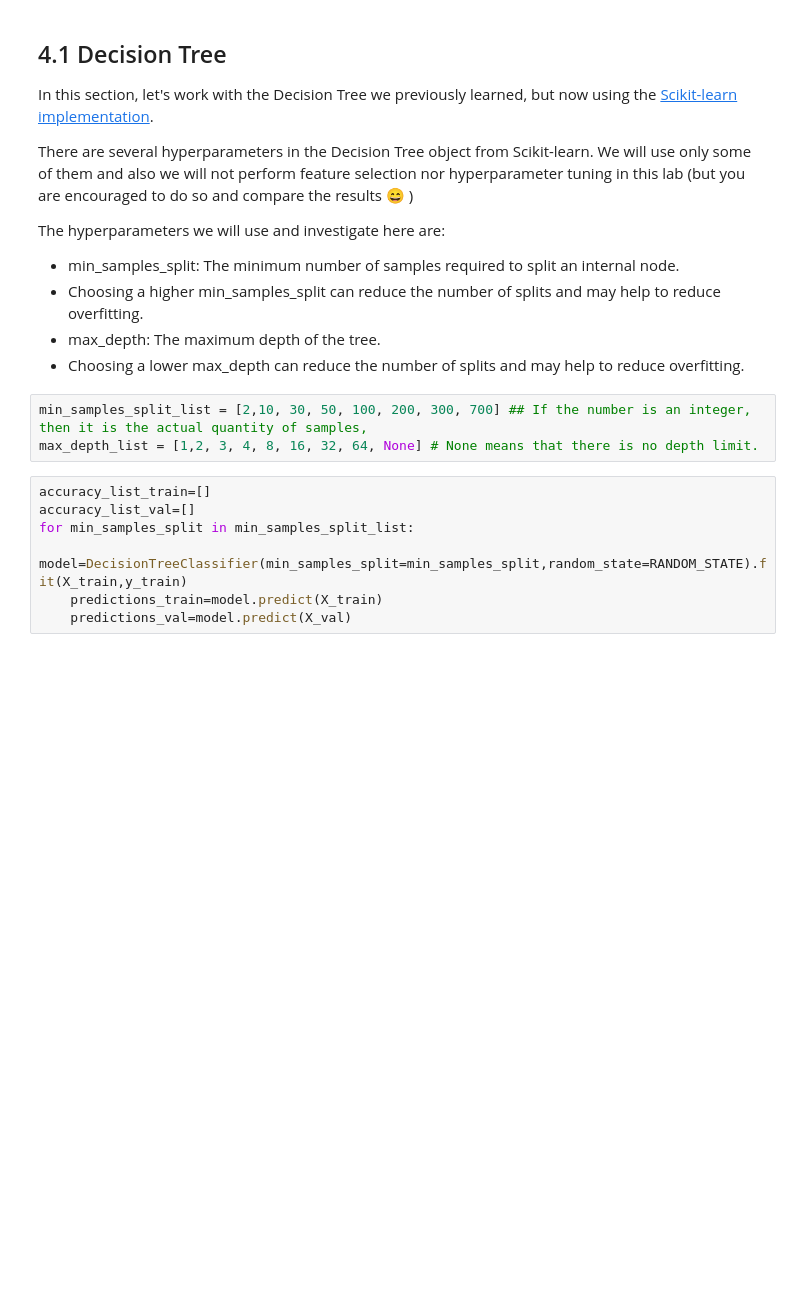
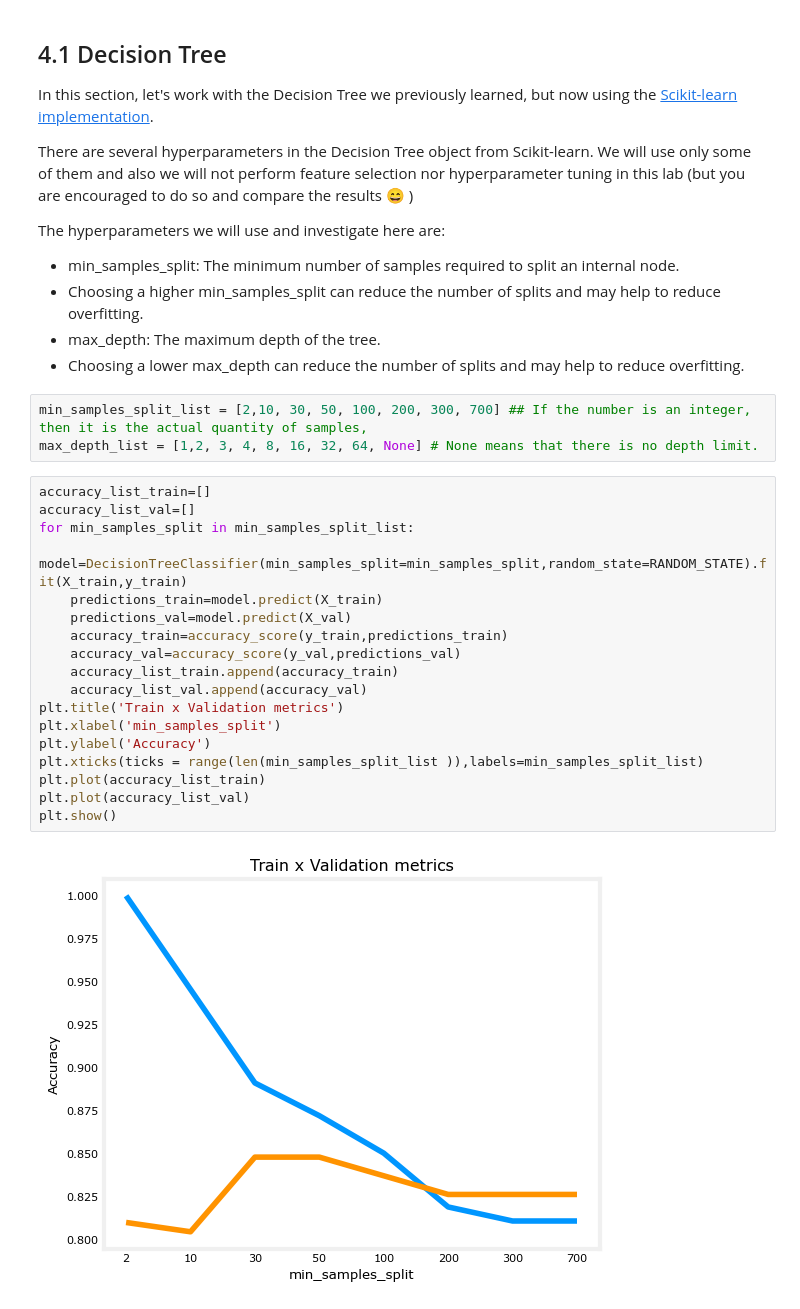
Before and after one commit to abuhmhai/Advanced-Algorithms, a Jupyter notebook: W4_Lab_02_Tree_Essemble.ipynb, the cells around one changed output. Drawn from its saved outputs; the diff is of its cells as text; blank space fills up the shorter version.

```diff
--- a/W4_Lab_02_Tree_Essemble.ipynb
+++ b/W4_Lab_02_Tree_Essemble.ipynb
@@ -164,7 +164,20 @@ max_depth_list = [1,2, 3, 4, 8, 16, 32, 64, None] # None means that there is no
 # %%
 accuracy_list_train=[]
 accuracy_list_val=[]
 for min_samples_split in min_samples_split_list:
     model=DecisionTreeClassifier(min_samples_split=min_samples_split,random_state=RANDOM_STATE).fit(X_train,y_train)
     predictions_train=model.predict(X_train)
     predictions_val=model.predict(X_val)
+    accuracy_train=accuracy_score(y_train,predictions_train)
+    accuracy_val=accuracy_score(y_val,predictions_val)
+    accuracy_list_train.append(accuracy_train)
+    accuracy_list_val.append(accuracy_val)
+plt.title('Train x Validation metrics')
+plt.xlabel('min_samples_split')
+plt.ylabel('Accuracy')
+plt.xticks(ticks = range(len(min_samples_split_list )),labels=min_samples_split_list)
+plt.plot(accuracy_list_train)
+plt.plot(accuracy_list_val)
+plt.show()
+# %% [output]
+[figure, added]
```
